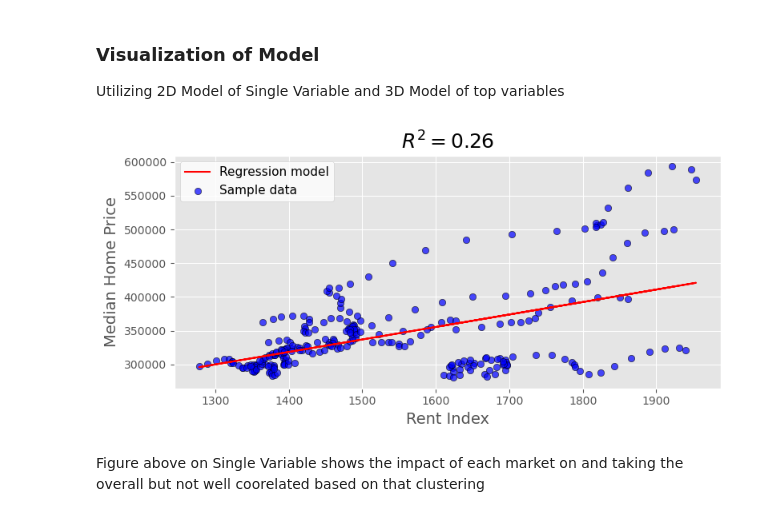
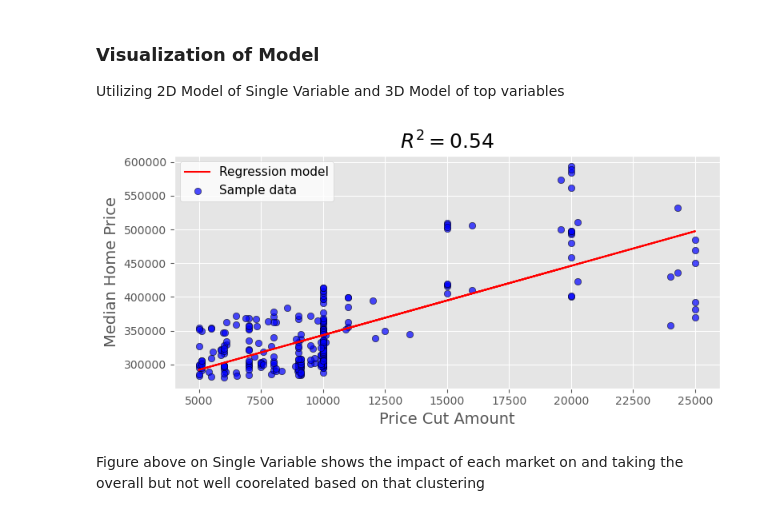
Before and after one commit to NortonAAA/Team_D_Final_Project, a Jupyter notebook: Machine_model/housing_model.ipynb, the cells around one changed output. Cells and saved outputs as stored; diff of their text form; code cells hidden in the pictures.

Commit message:
Updated model with price cut

```diff
--- a/Machine_model/housing_model.ipynb
+++ b/Machine_model/housing_model.ipynb
@@ -19,7 +19,7 @@ from sklearn.linear_model import LogisticRegression
 ### Data to Load
 # %%
 # Load in Data
-file_path = Path("..\Data\Model_Data\combined_data.csv")
+file_path = Path("..\Data\Model_Data\combined_data_w_pricecut.csv")
 # Pulled in cleaned combined_data from SQL database directly
 housing_data_df = pd.read_csv(file_path)
 housing_data_df
@@ -223,7 +225,7 @@ Utilizing 2D Model of Single Variable and 3D Model of top variables
 # Utilizing highest variable importance
 import matplotlib.pyplot as plt
 homePrice = housing_data_cleaned["med_house_price"].values
-rent = housing_data_cleaned["rent_index"].values.reshape(-1,1)
+rent = housing_data_cleaned["price_cut"].values.reshape(-1,1)
 # %%
 #Build model with single variable
 sv_model = model.fit(rent,homePrice)
@@ -234,23 +236,23 @@ r2sv = sv_model.score(rent, homePrice)
 # %%
 # Plot with above
 from matplotlib.pyplot import savefig
 
 
 plt.style.use('default')
 plt.style.use('ggplot')
 
 fig, ax = plt.subplots(figsize=(8, 4))
 
 ax.plot(rent, response, color='r', label='Regression model')
 ax.scatter(rent, homePrice, edgecolor='k', facecolor='blue', alpha=0.7, label='Sample data')
 ax.set_ylabel('Median Home Price', fontsize=14)
-ax.set_xlabel('Rent Index', fontsize=14)
+ax.set_xlabel('Price Cut Amount', fontsize=14)
 ax.legend(facecolor='white', fontsize=11)
 ax.set_title('$R^2= %.2f$' % r2sv, fontsize=18)
 fig.tight_layout()
-savefig('2DLinear.png')
+savefig('2DLinearPriceCut.png')
 # %% [output]
-[figure, old version]
+[figure, new version]
 # %% [markdown]
 Figure above on Single Variable shows the impact of each market on  and taking the overall but not well coorelated based on that clustering
 # %%
```
Also changed, not shown: parts of 11 cells of this notebook, 3 other files.
